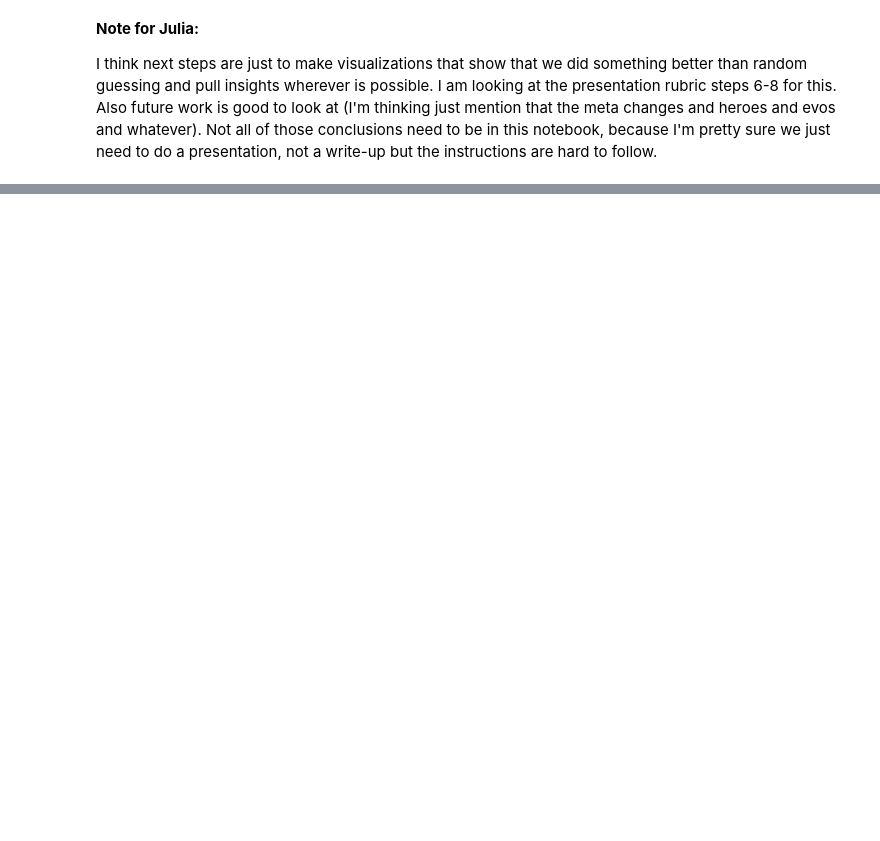
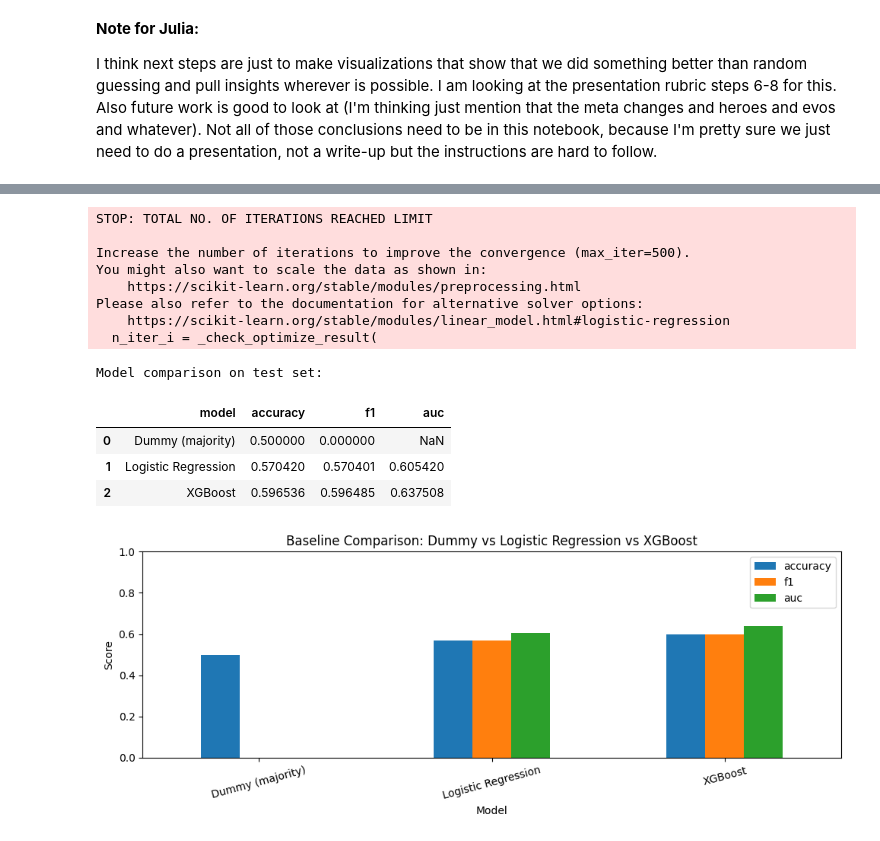
Before and after one commit to juliameylu/ClashRoyaleML, a Jupyter notebook: notebooks/ClashRoyaleModelTraining.ipynb, the cells around one changed output, grey strips where cells are left out. Drawn from its saved outputs; the diff is of its cells as text; code cells hidden in the pictures; blank space fills up the shorter version.

```diff
--- a/notebooks/ClashRoyaleModelTraining.ipynb
+++ b/notebooks/ClashRoyaleModelTraining.ipynb
@@ -393,0 +432,75 @@ I think next steps are just to make visualizations that show that we did somethi
+# %%
+import numpy as np
+import pandas as pd
+import matplotlib.pyplot as plt
+from sklearn.dummy import DummyClassifier
+from sklearn.linear_model import LogisticRegression
+from sklearn.metrics import roc_auc_score, accuracy_score, f1_score
+
+# Baseline 1: always predict majority class
+majority_dummy = DummyClassifier(strategy="most_frequent")
+majority_dummy.fit(X_train, y_train)
+dummy_pred = majority_dummy.predict(X_test)
+
+# Baseline 2: simple linear model on same preprocessed features
+log_reg_pipe = Pipeline(steps=[
+    ("prep", preprocess),
+    ("lr", LogisticRegression(max_iter=500, n_jobs=-1, random_state=1)),
+])
+log_reg_pipe.fit(X_train, y_train)
+lr_pred = log_reg_pipe.predict(X_test)
+lr_proba = log_reg_pipe.predict_proba(X_test)[:, 1]
+
+# Existing model metrics (XGBoost)
+xgb_pred = pred
+xgb_proba = proba
+
+comparison = pd.DataFrame([
+    {
+        "model": "Dummy (majority)",
+        "accuracy": accuracy_score(y_test, dummy_pred),
+        "f1": f1_score(y_test, dummy_pred, zero_division=0),
+        "auc": np.nan,
+    },
+    {
+        "model": "Logistic Regression",
+        "accuracy": accuracy_score(y_test, lr_pred),
+        "f1": f1_score(y_test, lr_pred, zero_division=0),
+        "auc": roc_auc_score(y_test, lr_proba),
+    },
+    {
+        "model": "XGBoost",
+        "accuracy": accuracy_score(y_test, xgb_pred),
+        "f1": f1_score(y_test, xgb_pred, zero_division=0),
+        "auc": roc_auc_score(y_test, xgb_proba),
+    },
+])
+
+print("Model comparison on test set:")
+display(comparison)
+
+# Plot side-by-side bars for presentation
+plot_df = comparison.set_index("model")[["accuracy", "f1", "auc"]]
+ax = plot_df.plot(kind="bar", figsize=(10, 4))
+ax.set_title("Baseline Comparison: Dummy vs Logistic Regression vs XGBoost")
+ax.set_ylabel("Score")
+ax.set_ylim(0, 1)
+ax.set_xlabel("Model")
+plt.xticks(rotation=15)
+plt.tight_layout()
+plt.show()
+# %% [output]
+STOP: TOTAL NO. OF ITERATIONS REACHED LIMIT
+
+Increase the number of iterations to improve the convergence (max_iter=500).
+You might also want to scale the data as shown in:
+    https://scikit-learn.org/stable/modules/preprocessing.html
+Please also refer to the documentation for alternative solver options:
+    https://scikit-learn.org/stable/modules/linear_model.html#logistic-regression
+  n_iter_i = _check_optimize_result(
+Model comparison on test set:
+|  | model | accuracy | f1 | auc |
+| 0 | Dummy (majority) | 0.500000 | 0.000000 | NaN |
+| 1 | Logistic Regression | 0.570420 | 0.570401 | 0.605420 |
+| 2 | XGBoost | 0.596536 | 0.596485 | 0.637508 |
+[figure, added]
```
Also changed, not shown: parts of 15 cells of this notebook, 2 other files.
